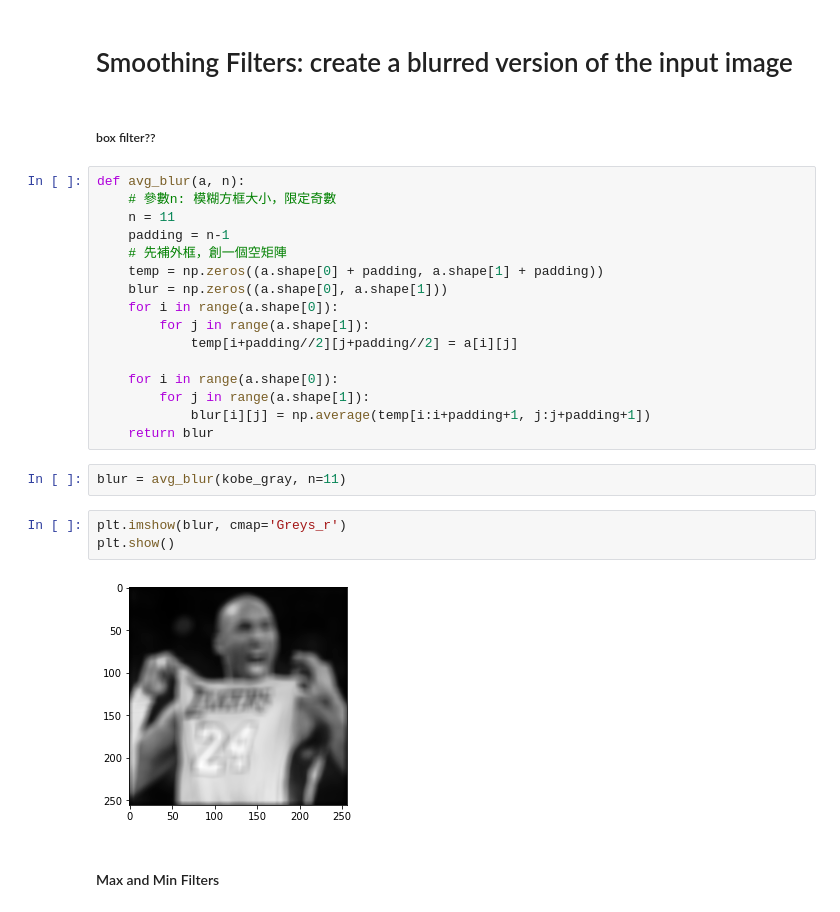
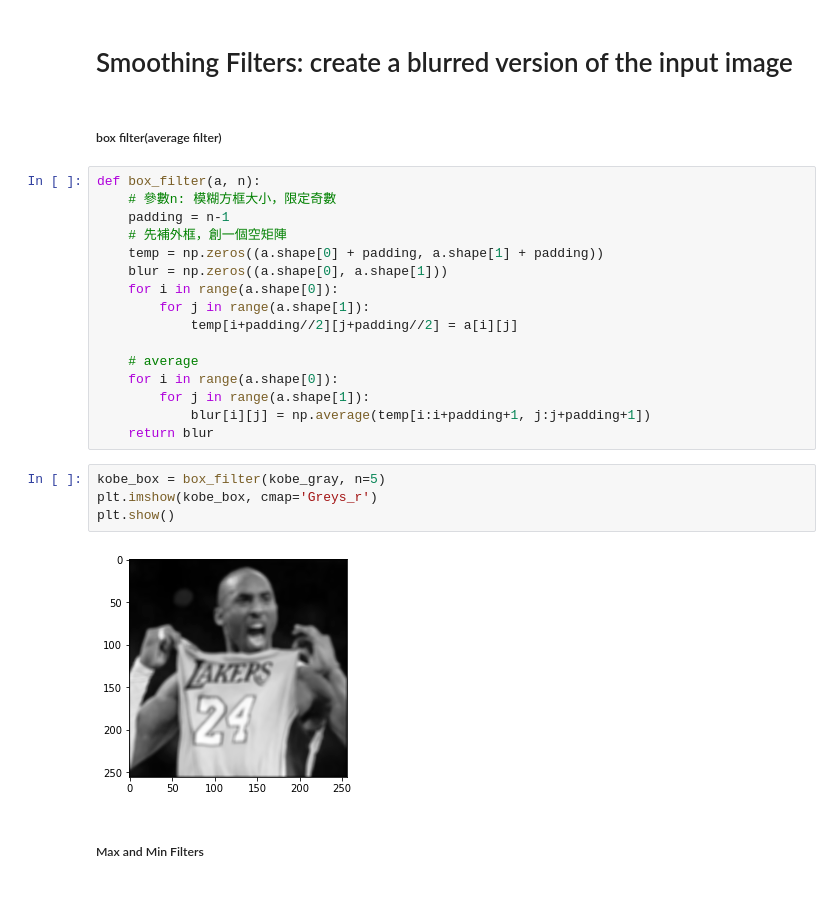
Before and after one commit to frankye1000/NYCU-ImageProcessing, a Jupyter notebook: HW1/HW1.ipynb, the cells around one changed output. Drawn from its saved outputs; the diff is of its cells as text.

```diff
--- a/HW1/HW1.ipynb
+++ b/HW1/HW1.ipynb
@@ -280,11 +280,10 @@ Clipping input data to the valid range for imshow with RGB data ([0..1] for floa
 # %% [markdown]
 # Smoothing Filters: create a blurred version of the input image
 # %% [markdown]
-##### box filter??
+##### box filter(average filter)
 # %%
-def avg_blur(a, n):
+def box_filter(a, n):
     # 參數n: 模糊方框大小，限定奇數
-    n = 11
     padding = n-1
     # 先補外框，創一個空矩陣
     temp = np.zeros((a.shape[0] + padding, a.shape[1] + padding))
@@ -293,16 +292,16 @@ def avg_blur(a, n):
         for j in range(a.shape[1]):
             temp[i+padding//2][j+padding//2] = a[i][j]
 
+    # average
     for i in range(a.shape[0]):
         for j in range(a.shape[1]):
             blur[i][j] = np.average(temp[i:i+padding+1, j:j+padding+1])
     return blur
-# %%
-blur = avg_blur(kobe_gray, n=11)
 # %%
-plt.imshow(blur, cmap='Greys_r')
+kobe_box = box_filter(kobe_gray, n=5)
+plt.imshow(kobe_box, cmap='Greys_r')
 plt.show()
 # %% [output]
-[figure, old version]
+[figure, new version]
 # %% [markdown]
-#### Max and Min Filters
+##### Max and Min Filters
```
Also changed, not shown: parts of 8 cells of this notebook.
